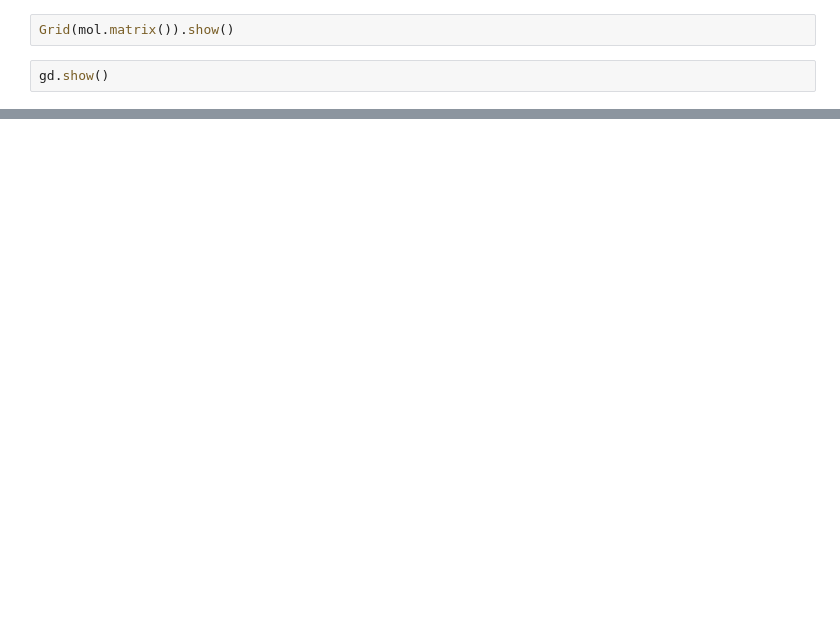
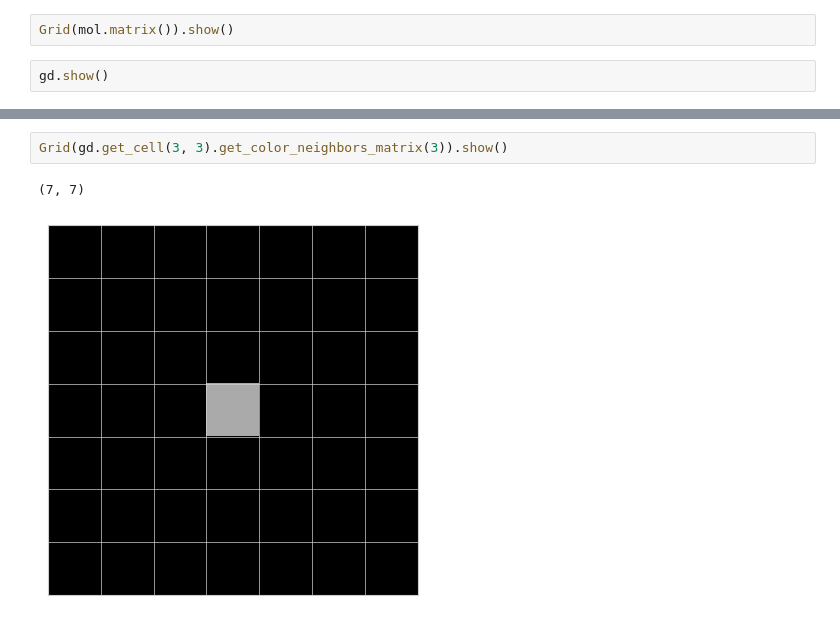
Before and after one commit to GillesBodart/arc, a Jupyter notebook: src/app/tester_molecule.ipynb, the cells around one changed output, grey strips where cells are left out. Saved outputs shown, nothing was run; the diff lists cells and outputs as text; blank space fills up the shorter version.

```diff
--- a/src/app/tester_molecule.ipynb
+++ b/src/app/tester_molecule.ipynb
@@ -186,0 +197,5 @@ Grid(gd.molecules[1].matrix()).show()
+# %%
+Grid(gd.get_cell(3, 3).get_color_neighbors_matrix(3)).show()
+# %% [output]
+(7, 7)
+[figure, added]
```
Also changed, not shown: parts of 9 cells of this notebook, 1 other file.
